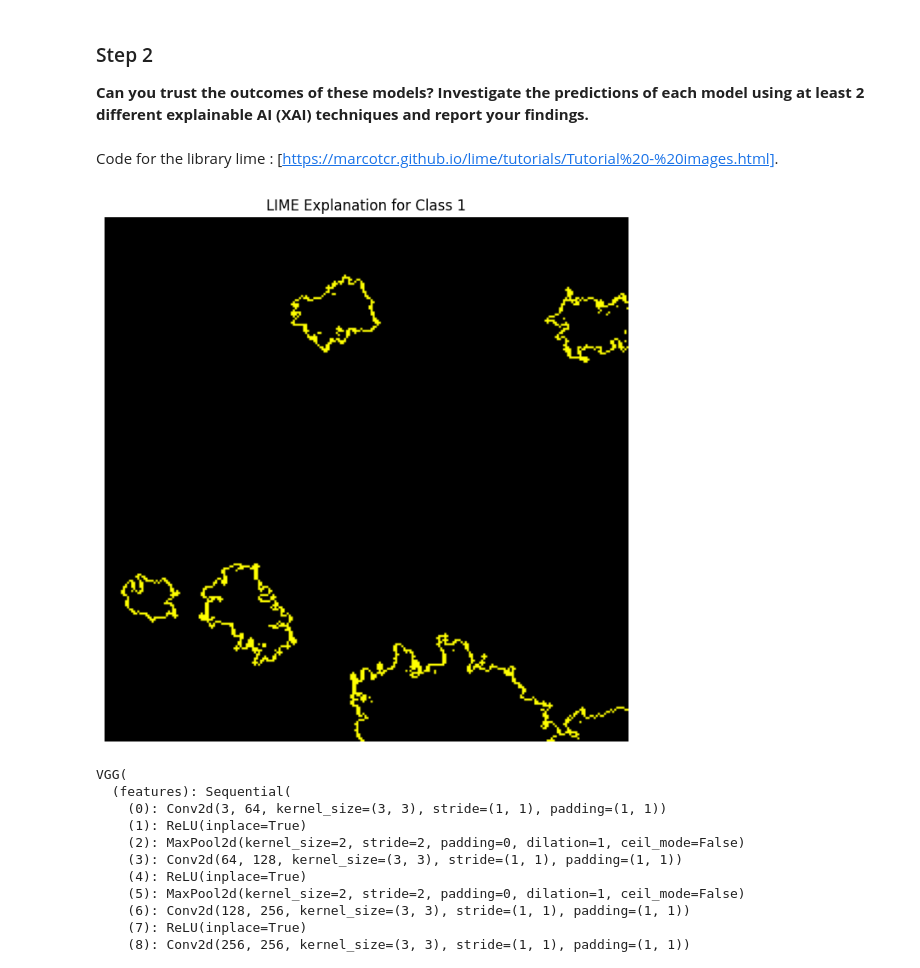
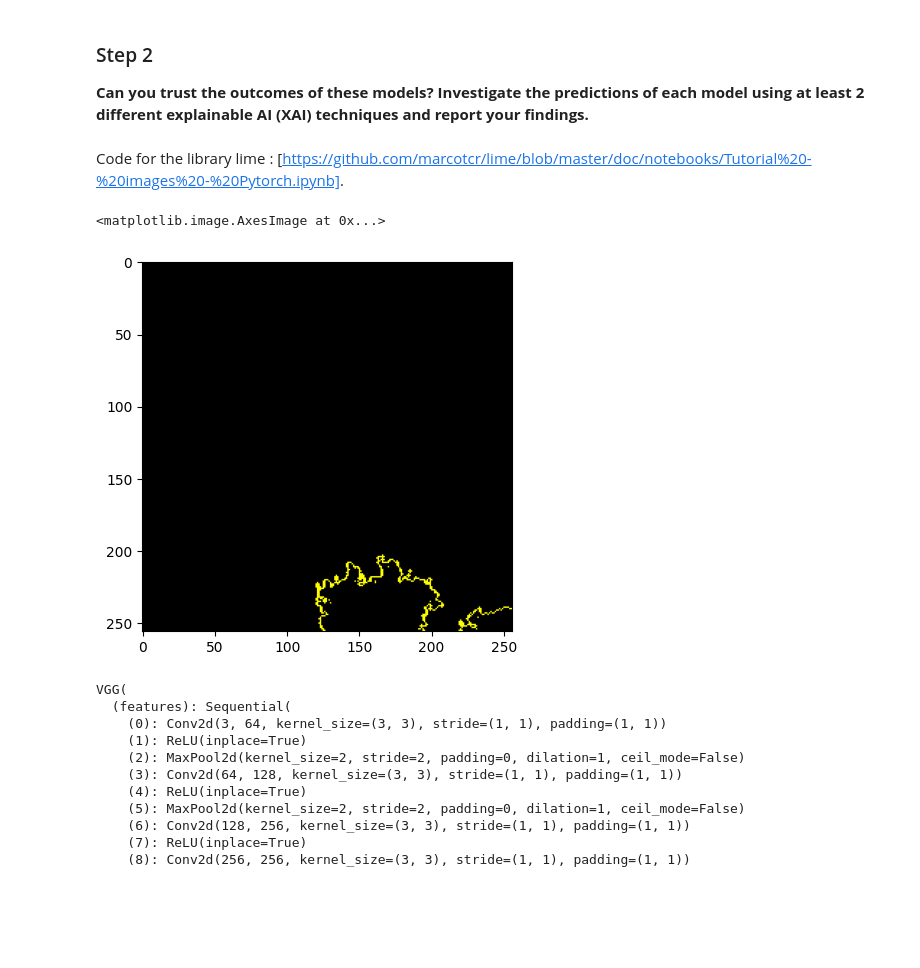
Before and after one commit to mmagnin-hub/CIVIL426_5, a Jupyter notebook: Exercise_XAI_2024.ipynb, the cells around one changed output. Cells and saved outputs as stored; diff of their text form; code cells hidden in the pictures; blank space fills up the shorter version.

Commit message:
Still have issues about LIME

```diff
--- a/Exercise_XAI_2024.ipynb
+++ b/Exercise_XAI_2024.ipynb
@@ -661,7 +652,7 @@ Model C Results:
 
 # Choice : LIME and Grad-CAM
 # %% [markdown]
-Code for the library lime : [https://marcotcr.github.io/lime/tutorials/Tutorial%20-%20images.html].
+Code for the library lime : [https://github.com/marcotcr/lime/blob/master/doc/notebooks/Tutorial%20-%20images%20-%20Pytorch.ipynb].
 # %%
 # LIME
 from lime import lime_image
@@ -690,37 +681,35 @@ model_wrapper = PyTorchModelWrapper(model_A)
 # Initialize LIME ImageExplainer
 explainer = lime_image.LimeImageExplainer()
 
 # Get an image from the dataset
 img, label, _ = ds_test[0]  # Image and label
 img = img.numpy().transpose(1, 2, 0)  # Convert to HWC format for LIME
 img = (img - img.min()) / (img.max() - img.min())  # Normalize to [0, 1]
 
 # Explain the prediction
 explanation = explainer.explain_instance(
     img,                     # Input image
     model_wrapper,           # Prediction function
     top_labels=2,            # Number of labels to explain
     hide_color=0,            # Pixel value for masked regions
     num_samples=1000         # Number of perturbations to generate
 )
 
 # Visualize the explanation for the target class
 from skimage.color import label2rgb
 
 target_class = 1  # Assume binary classification
 temp, mask = explanation.get_image_and_mask(
     label=target_class,       # Class index to explain
     positive_only=True,       # Show only regions supporting the class
     hide_rest=False,          # Show masked regions as background
-    num_features=10,          # Number of superpixels to show
+    num_features=5,          # Number of superpixels to show
     min_weight=0.0            # Minimum weight for superpixel
 )
 
 # Plot the results
-plt.figure(figsize=(8, 8))
-plt.imshow(mark_boundaries(temp / 255.0, mask))  # Overlay explanation
-plt.title(f"LIME Explanation for Class {target_class}")
-plt.axis('off')
-plt.show()
+img_boundry1 = mark_boundaries(temp/255.0, mask)
+plt.imshow(img_boundry1)
 # %% [output]
+<matplotlib.image.AxesImage at 0x...>
-[figure, old version]
+[figure, new version]
```
Also changed, not shown: parts of 9 cells of this notebook, 1 other file.
